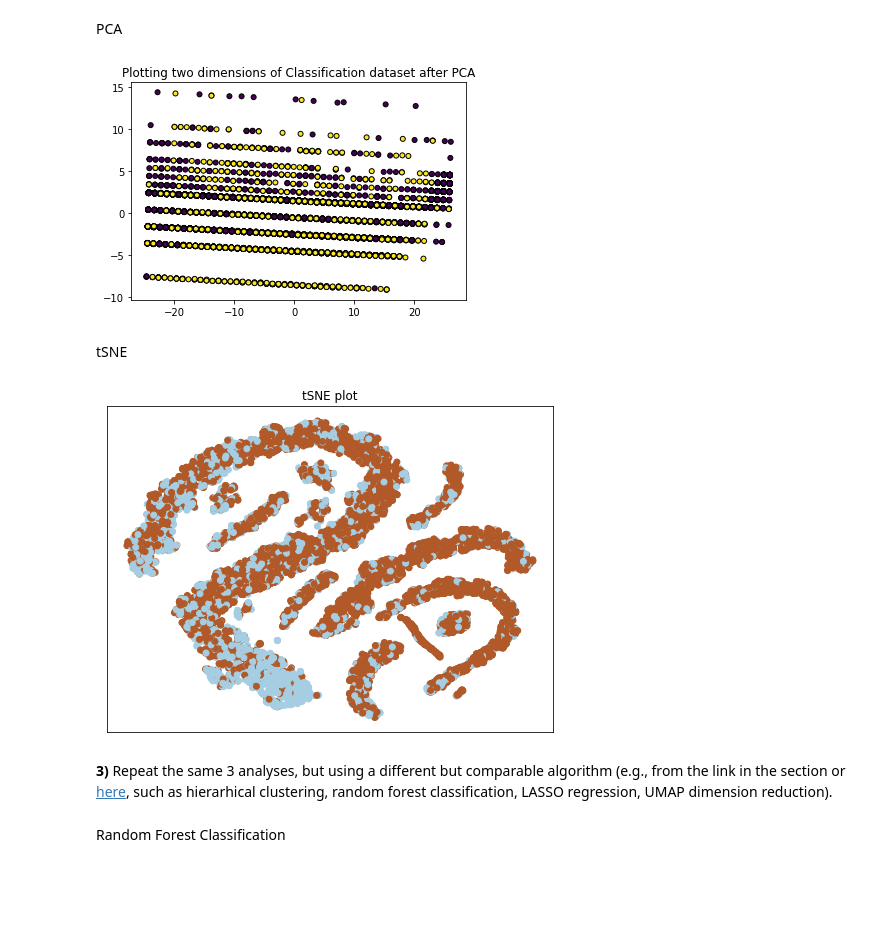
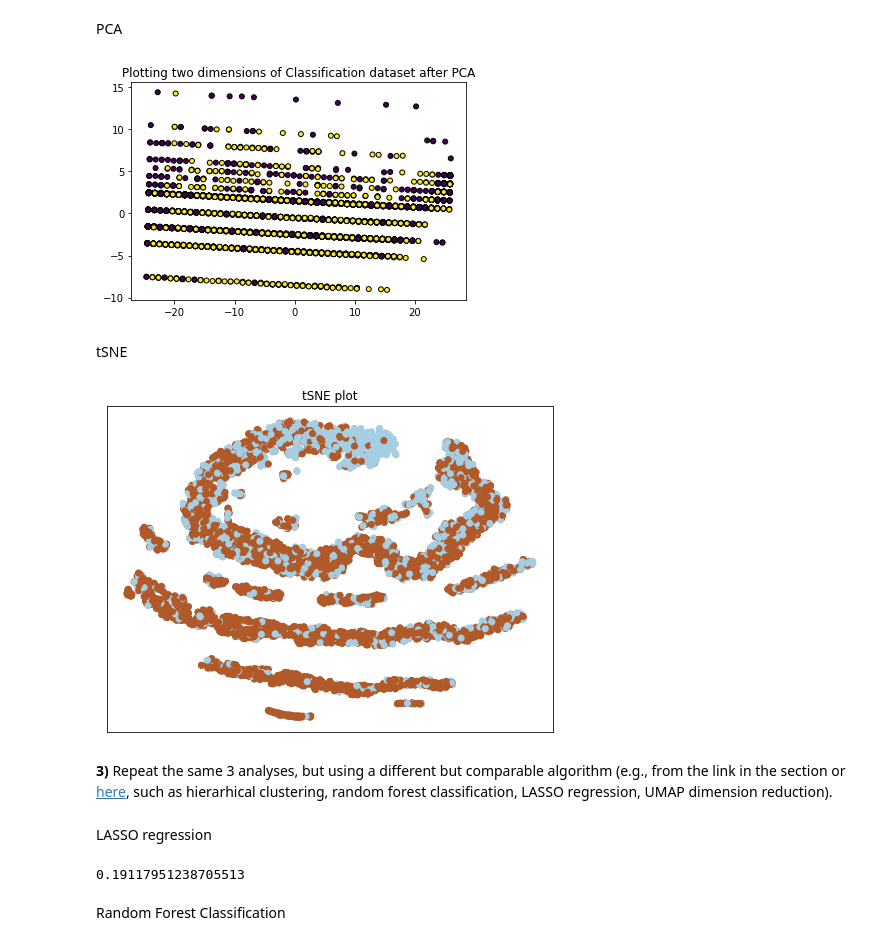
Before and after one commit to yhchou0904/ThinkDLassignments, a Jupyter notebook: Week1/Tutorial_1_machine_learning_pipelines.ipynb, the cells around one changed output. Cells and saved outputs as stored; diff of their text form; code cells hidden in the pictures; blank space fills up the shorter version.

```diff
--- a/Week1/Tutorial_1_machine_learning_pipelines.ipynb
+++ b/Week1/Tutorial_1_machine_learning_pipelines.ipynb
@@ -512,6 +508,8 @@ Y
 | 1547488 | 1 | 288461.0 | 1 | 60.0 |
 | 742058 | 1 | NaN | 1 | 60.0 |
 10000 rows × 4 columns
+# %%
+Y = Y.fillna(0)
 # %%
 Y.describe()
 # %% [output]
@@ -564,14 +571,16 @@ X_r = pca.fit(X).transform(X)
 # %%
 plt.title("Plotting two dimensions of Classification dataset after PCA")
-plt.scatter(X_r[:, 0], X_r[:, 1], marker='o', c=Y['EMPLOYED'], s=25, edgecolor='k')
+plt.scatter(X_r[:, 0], X_r[:, 1], marker='o', c=y_train_class, s=25, edgecolor='k')
 plt.show()
 # %% [output]
-[figure, old version]
+[figure, new version]
 # %% [markdown]
 tSNE
 # %%
-plot_tsne(X, Y['EMPLOYED'], perplexity=50)
+plot_tsne(X_train_class, y_train_class, perplexity=50)
 # %% [output]
-[figure, old version]
+[figure, new version]
 # %% [markdown]
 **3)** Repeat the same 3 analyses, but using a different but comparable algorithm (e.g., from the link in the section or [here](https://scikit-learn.org/stable/), such as hierarhical clustering, random forest classification, LASSO regression, UMAP dimension reduction).
+# %% [markdown]
+LASSO regression
@@ -578,3 +590,8 @@ plot_tsne(X, Y['EMPLOYED'], perplexity=50)
+# %%
+lasso.fit(X_train_reg, y_train_reg)
+lasso.score(X_train_reg, y_train_reg)
+# %% [output]
+0.19117951238705513
 # %% [markdown]
 Random Forest Classification
 # %%
```
Also changed, not shown: parts of 44 cells of this notebook.
